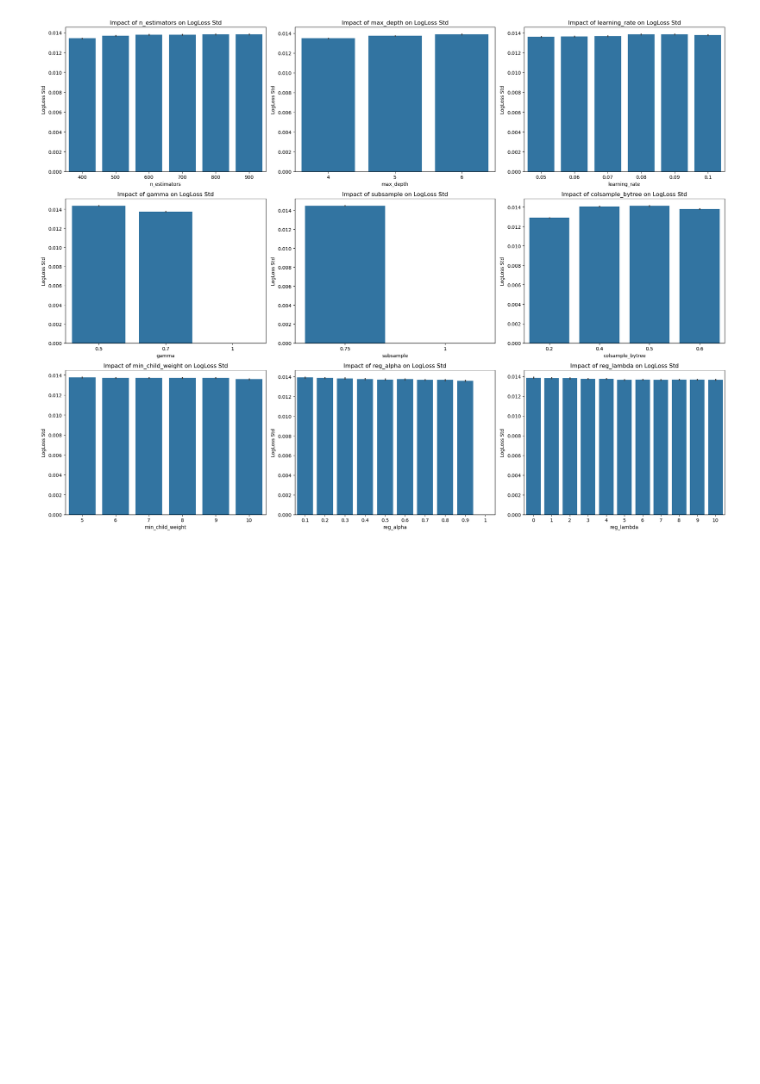
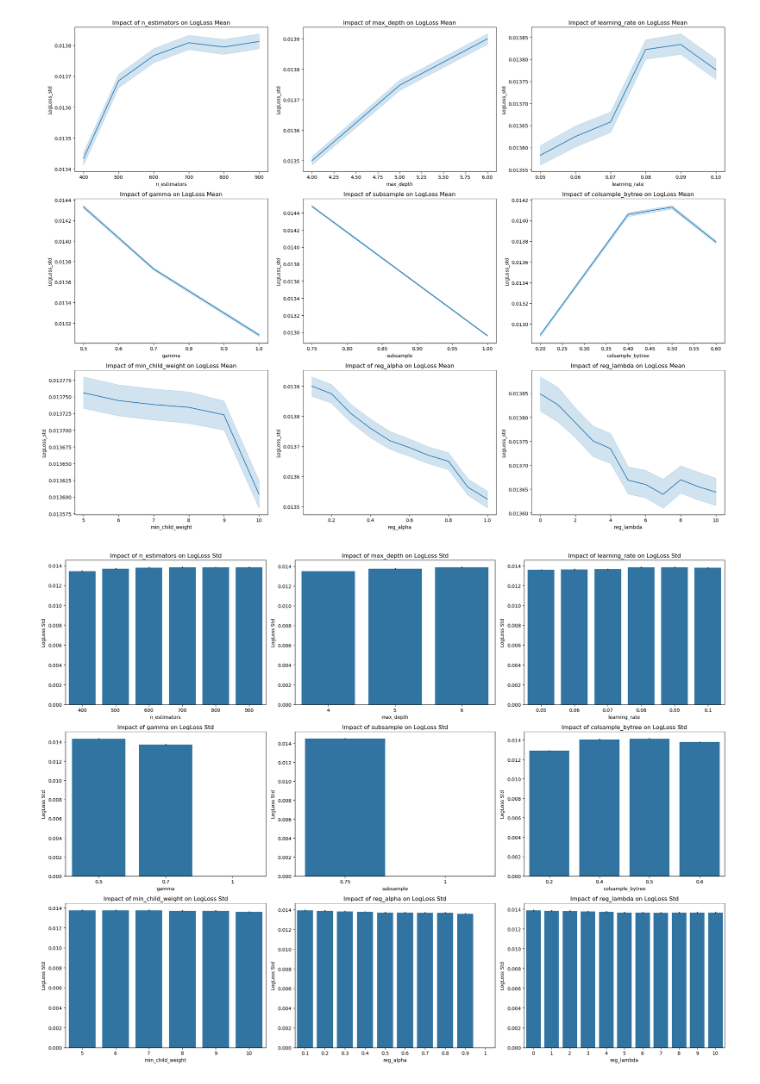
Before and after one commit to Belette73/Prediction-of-Cirrhosis-Outcomes, a Jupyter notebook: data/Franck/Dataviz version1.ipynb, the cells around one changed output. Drawn from its saved outputs; the diff is of its cells as text; code cells hidden in the pictures; blank space fills up the shorter version.

```diff
--- a/data/Franck/Dataviz version1.ipynb
+++ b/data/Franck/Dataviz version1.ipynb
@@ -43,3 +43,20 @@ plt.show()
+# %%
+import matplotlib.pyplot as plt
+import seaborn as sns
+
+hyperparameters = ['n_estimators', 'max_depth', 'learning_rate', 'gamma', 'subsample', 'colsample_bytree', 'min_child_weight', 'reg_alpha', 'reg_lambda']
+
+plt.figure(figsize=(20, 15))
+for i, hyperparam in enumerate(hyperparameters, 1):
+    plt.subplot(3, 3, i)
+    sns.lineplot(data=df_score_random_v1, x=hyperparam, y='LogLoss_std')
+    plt.title(f'Impact of {hyperparam} on LogLoss Mean')
+    plt.xlabel(hyperparam)
+    plt.ylabel('LogLoss_std')
+plt.tight_layout()
+plt.show()
+# %% [output]
+[figure, added]
 # %%
 plt.figure(figsize=(20, 15))
 for i, hyperparam in enumerate(hyperparameters, 1):
```
Also changed, not shown: parts of 3 cells of this notebook.
